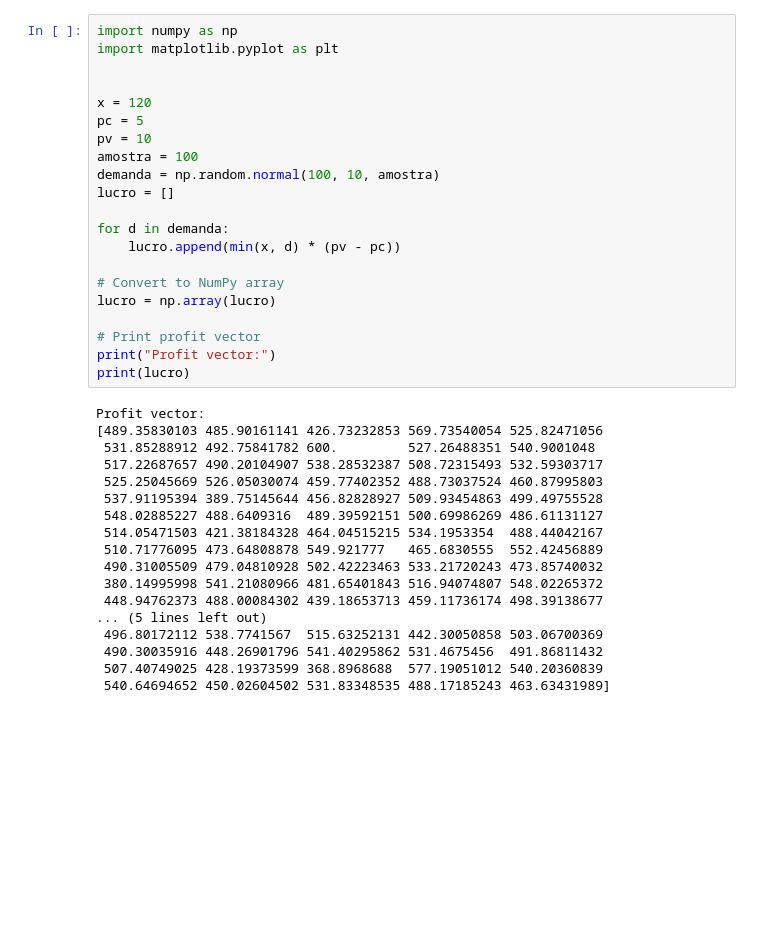
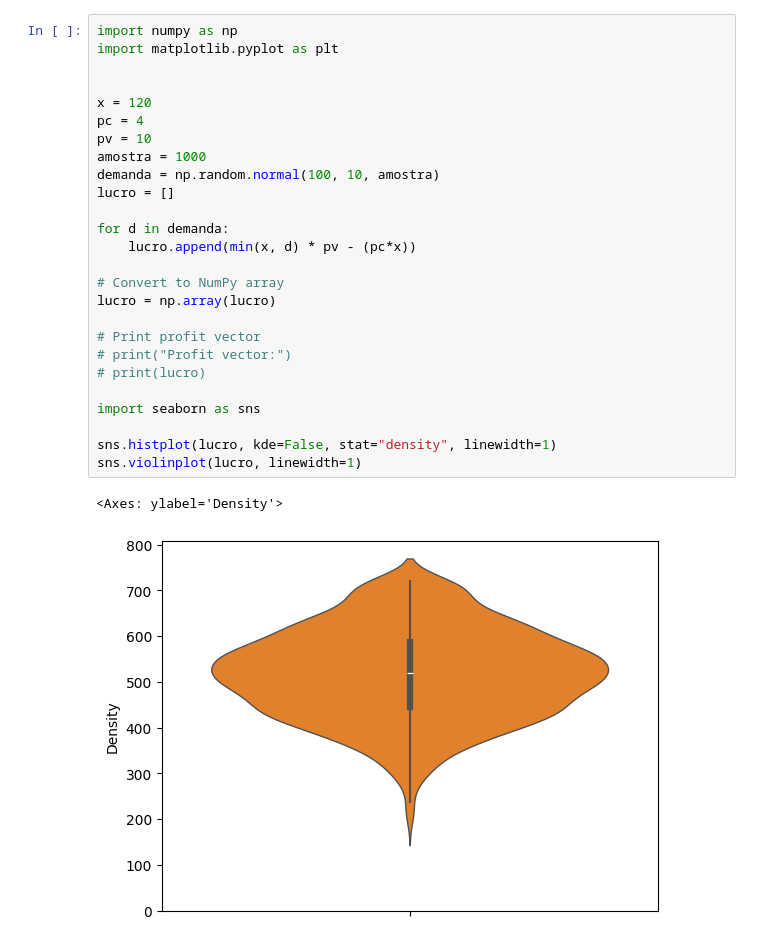
Before and after one commit to Rico191/sec, a Jupyter notebook: sec/newsvendor.ipynb, the cells around one changed output. Drawn from its saved outputs; the diff is of its cells as text; blank space fills up the shorter version.

Commit message:
added violin plot

```diff
--- a/sec/newsvendor.ipynb
+++ b/sec/newsvendor.ipynb
@@ -1,39 +1,29 @@
 # %%
 import numpy as np
 import matplotlib.pyplot as plt
 
 
 x = 120
-pc = 5
+pc = 4
 pv = 10
-amostra = 100
+amostra = 1000
 demanda = np.random.normal(100, 10, amostra)
 lucro = []
 
 for d in demanda:
-    lucro.append(min(x, d) * (pv - pc))
+    lucro.append(min(x, d) * pv - (pc*x))
 
 # Convert to NumPy array
 lucro = np.array(lucro)
 
 # Print profit vector
-print("Profit vector:")
-print(lucro)
+# print("Profit vector:")
+# print(lucro)
+
+import seaborn as sns
+
+sns.histplot(lucro, kde=False, stat="density", linewidth=1)
+sns.violinplot(lucro, linewidth=1)
 # %% [output]
-Profit vector:
-[489.35830103 485.90161141 426.73232853 569.73540054 525.82471056
- 531.85288912 492.75841782 600.         527.26488351 540.9001048
- 517.22687657 490.20104907 538.28532387 508.72315493 532.59303717
- 525.25045669 526.05030074 459.77402352 488.73037524 460.87995803
- 537.91195394 389.75145644 456.82828927 509.93454863 499.49755528
- 548.02885227 488.6409316  489.39592151 500.69986269 486.61131127
- 514.05471503 421.38184328 464.04515215 534.1953354  488.44042167
- 510.71776095 473.64808878 549.921777   465.6830555  552.42456889
- 490.31005509 479.04810928 502.42223463 533.21720243 473.85740032
- 380.14995998 541.21080966 481.65401843 516.94074807 548.02265372
- 448.94762373 488.00084302 439.18653713 459.11736174 498.39138677
-... (5 lines left out)
- 496.80172112 538.7741567  515.63252131 442.30050858 503.06700369
- 490.30035916 448.26901796 541.40295862 531.4675456  491.86811432
- 507.40749025 428.19373599 368.8968688  577.19051012 540.20360839
- 540.64694652 450.02604502 531.83348535 488.17185243 463.63431989]
+<Axes: ylabel='Density'>
+[figure, added]
```
Also changed, not shown: parts of 3 cells of this notebook.
